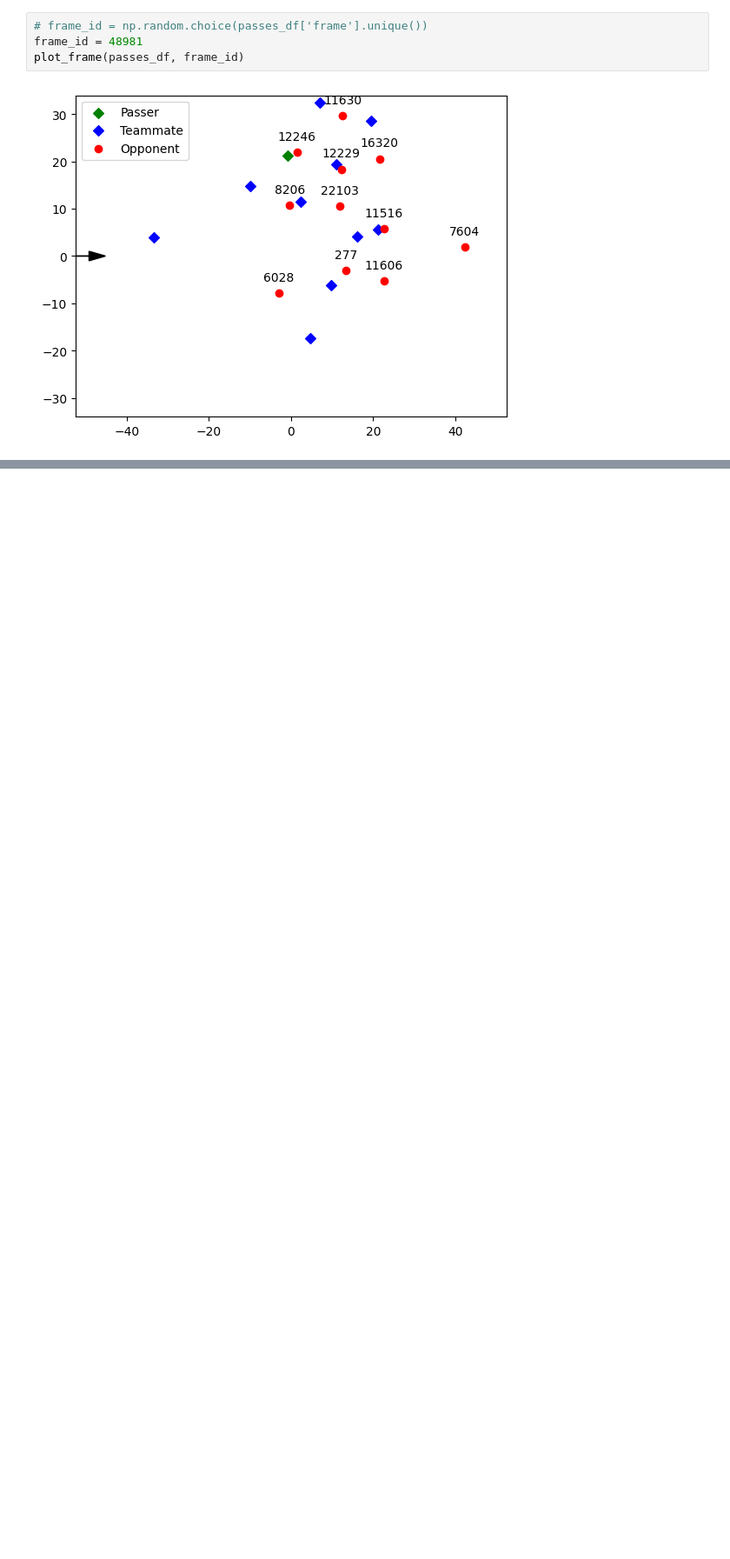
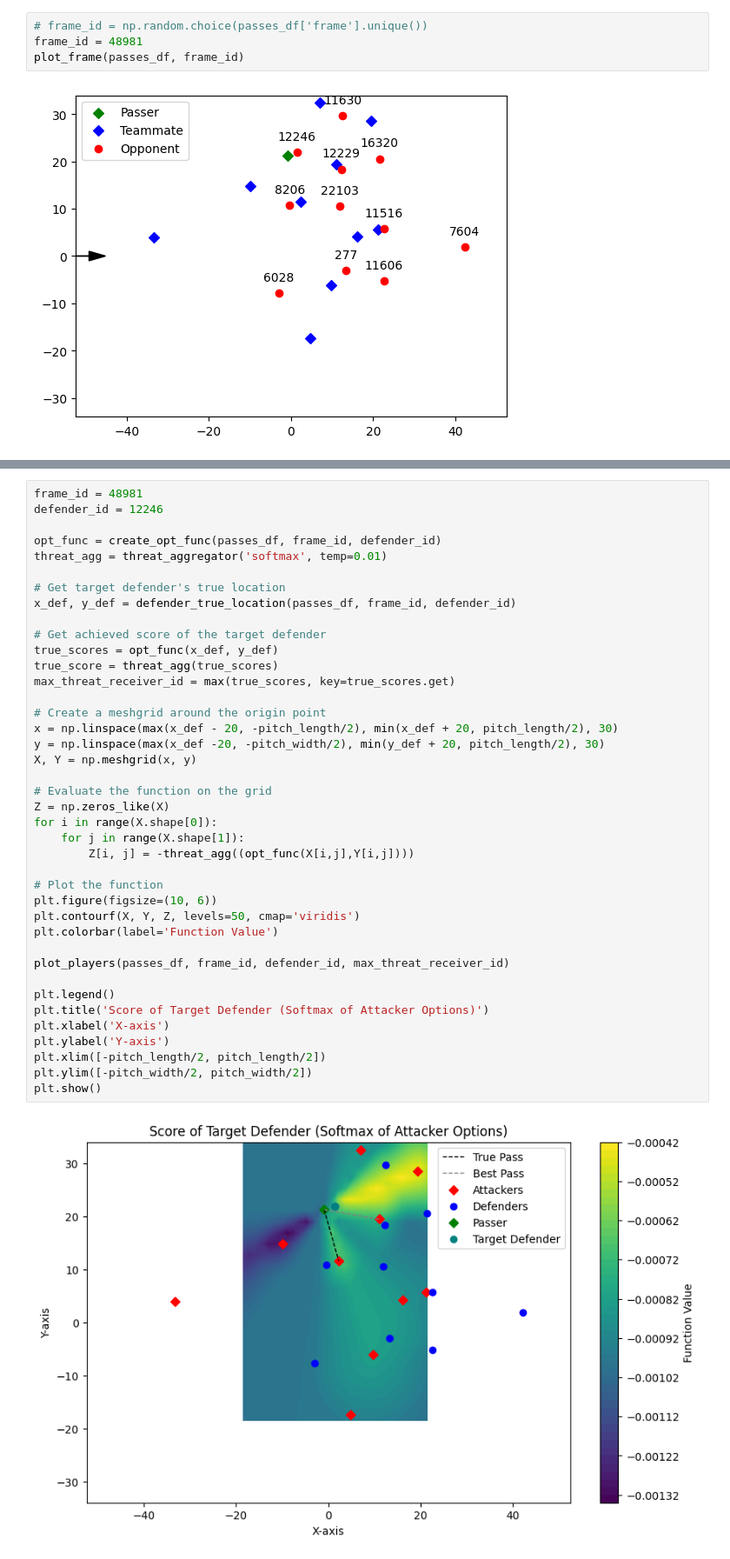
Before and after one commit to ariskoutris/defensive-passing-networks, a Jupyter notebook: src/notebooks/opt_function.ipynb, the cells around one changed output, grey strips where cells are left out. Shown: that part at 87% size. Drawn from its saved outputs; the diff is of its cells as text; blank space fills up the shorter version.

```diff
--- a/src/notebooks/opt_function.ipynb
+++ b/src/notebooks/opt_function.ipynb
@@ -217,0 +293,42 @@ plt.show()
+# %%
+frame_id = 48981
+defender_id = 12246
+
+opt_func = create_opt_func(passes_df, frame_id, defender_id)
+threat_agg = threat_aggregator('softmax', temp=0.01)
+
+# Get target defender's true location
+x_def, y_def = defender_true_location(passes_df, frame_id, defender_id)
+
+# Get achieved score of the target defender
+true_scores = opt_func(x_def, y_def)
+true_score = threat_agg(true_scores)
+max_threat_receiver_id = max(true_scores, key=true_scores.get)
+
+# Create a meshgrid around the origin point
+x = np.linspace(max(x_def - 20, -pitch_length/2), min(x_def + 20, pitch_length/2), 30)
+y = np.linspace(max(x_def -20, -pitch_width/2), min(y_def + 20, pitch_length/2), 30)
+X, Y = np.meshgrid(x, y)
+
+# Evaluate the function on the grid
+Z = np.zeros_like(X)
+for i in range(X.shape[0]):
+    for j in range(X.shape[1]):
+        Z[i, j] = -threat_agg((opt_func(X[i,j],Y[i,j])))
+
+# Plot the function
+plt.figure(figsize=(10, 6))
+plt.contourf(X, Y, Z, levels=50, cmap='viridis')
+plt.colorbar(label='Function Value')
+
+plot_players(passes_df, frame_id, defender_id, max_threat_receiver_id)
+
+plt.legend()
+plt.title('Score of Target Defender (Softmax of Attacker Options)')
+plt.xlabel('X-axis')
+plt.ylabel('Y-axis')
+plt.xlim([-pitch_length/2, pitch_length/2])
+plt.ylim([-pitch_width/2, pitch_width/2])
+plt.show()
+# %% [output]
+[figure, added]
```
Also changed, not shown: parts of 17 cells of this notebook.
